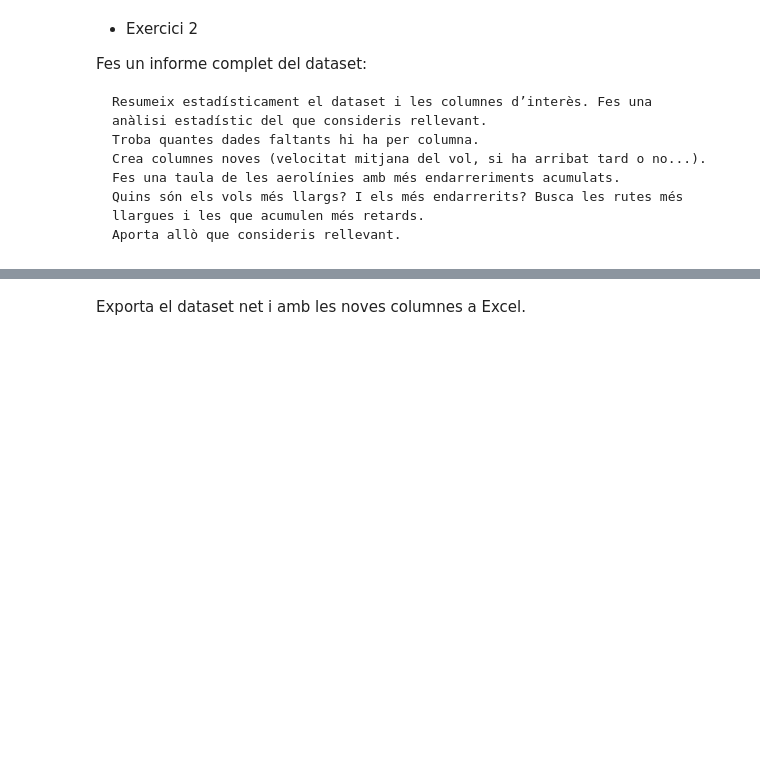
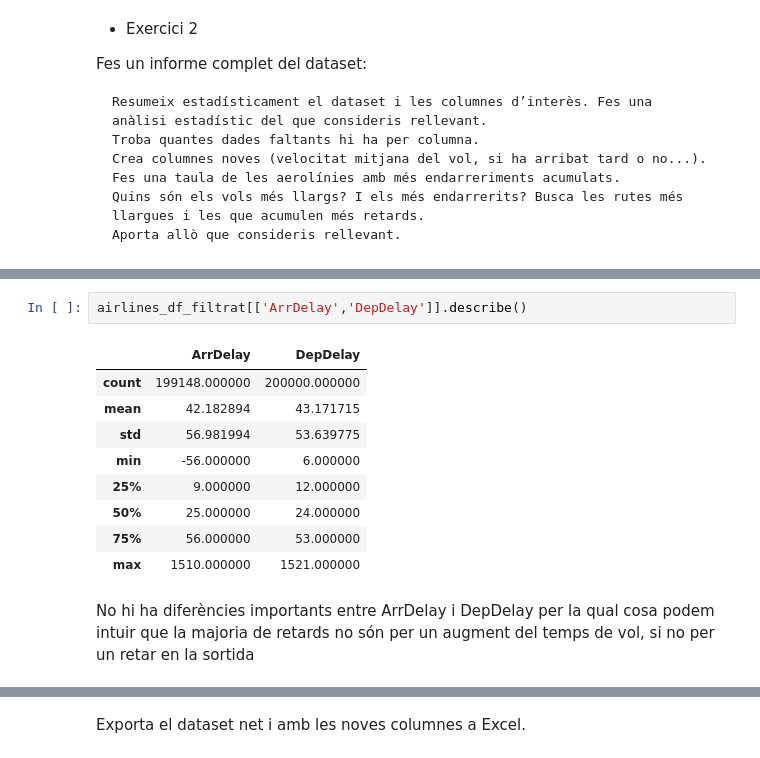
Before and after one commit to perot84/Base-de-dades, a Jupyter notebook: Tasca M3 T02.ipynb, the cells around one changed output, grey strips where cells are left out. Cells and saved outputs as stored; diff of their text form; blank space fills up the shorter version.

```diff
--- a/Tasca M3 T02.ipynb
+++ b/Tasca M3 T02.ipynb
@@ -81,0 +79,14 @@ airlines_df_filtrat.describe()
+# %%
+airlines_df_filtrat[['ArrDelay','DepDelay']].describe()
+# %% [output]
+|  | ArrDelay | DepDelay |
+| count | 199148.000000 | 200000.000000 |
+| mean | 42.182894 | 43.171715 |
+| std | 56.981994 | 53.639775 |
+| min | -56.000000 | 6.000000 |
+| 25% | 9.000000 | 12.000000 |
+| 50% | 25.000000 | 24.000000 |
+| 75% | 56.000000 | 53.000000 |
+| max | 1510.000000 | 1521.000000 |
+# %% [markdown]
+No hi ha diferències importants entre ArrDelay i DepDelay per la qual cosa podem intuir que la majoria de retards no són per un augment del temps de vol, si no per un retar en la sortida
```
Also changed, not shown: parts of 19 cells of this notebook.
